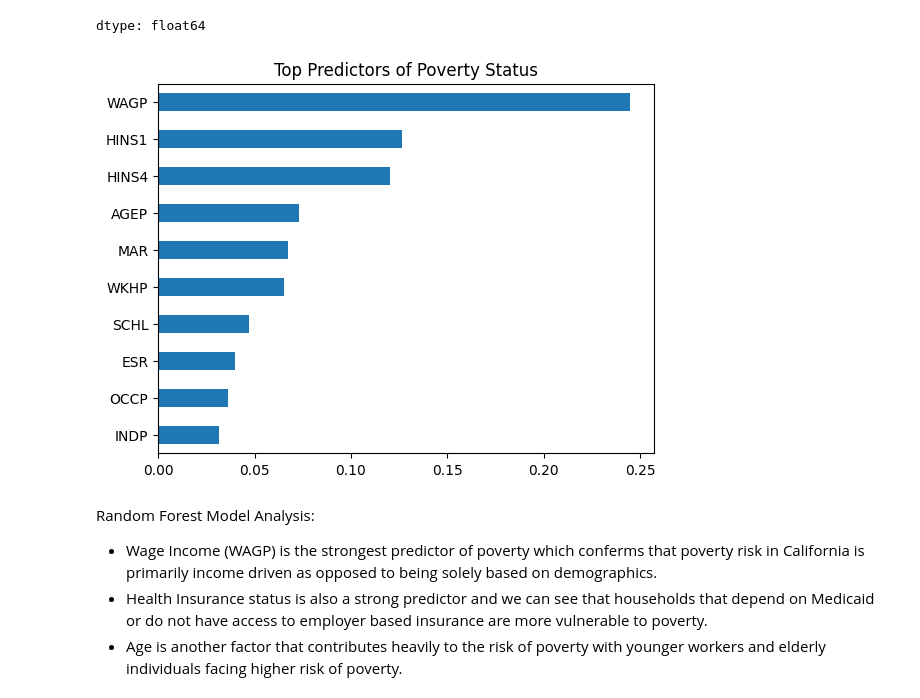
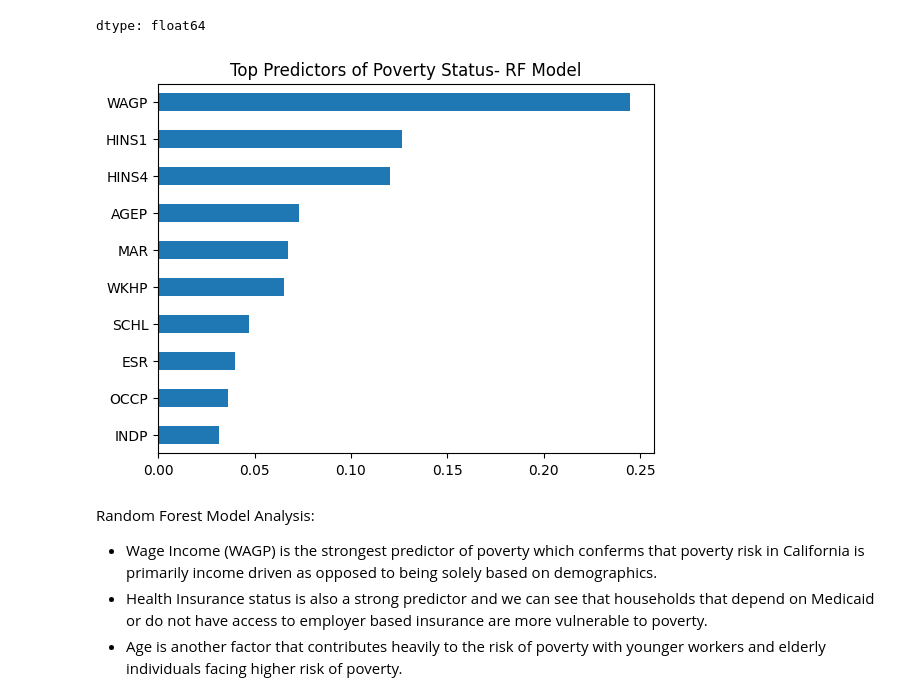
Before and after one commit to marcelalozano27-ship-it/Predicting-CA-Poverty--ML-Project, a Jupyter notebook: MLFinalProject.ipynb, the cells around one changed output. Drawn from its saved outputs; the diff is of its cells as text; code cells hidden in the pictures.

```diff
--- a/MLFinalProject.ipynb
+++ b/MLFinalProject.ipynb
@@ -708,11 +708,11 @@ feature_importance.head(10)
 dtype: float64
 # %%
 feature_importance.head(10).plot(kind="barh")
-plt.title("Top Predictors of Poverty Status")
+plt.title("Top Predictors of Poverty Status- RF Model")
 plt.gca().invert_yaxis()
 plt.show()
 # %% [output]
-[figure, old version]
+[figure, new version]
 # %% [markdown]
 Random Forest Model Analysis:
 - Wage Income (WAGP) is the strongest predictor of poverty which conferms that poverty risk in California is primarily income driven as opposed to being solely based on demographics.
```
Also changed, not shown: parts of 1 cell of this notebook.
